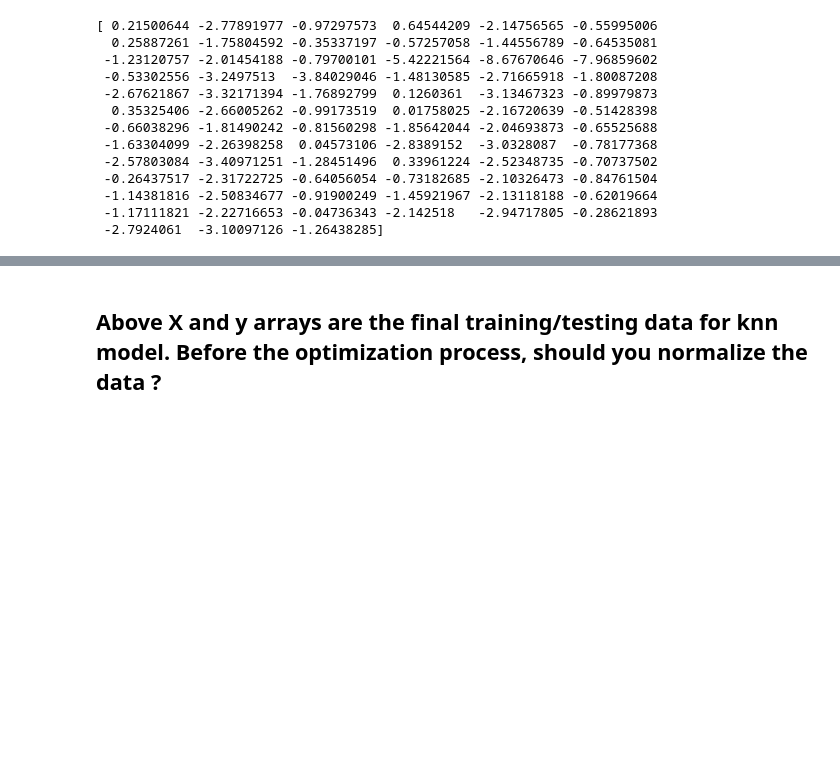
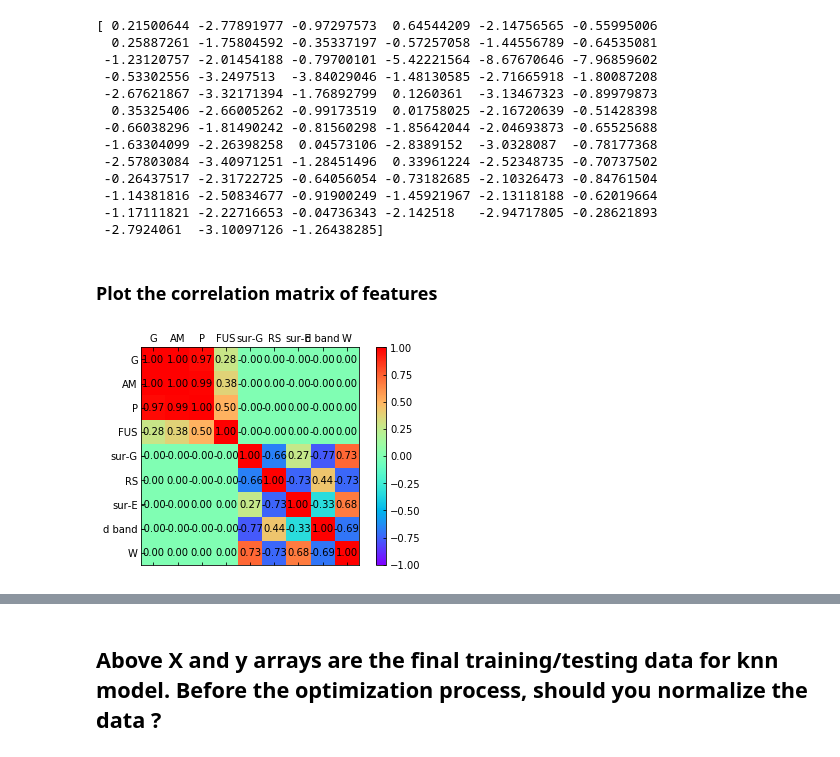
Before and after one commit to NJUST-WEILIU-s-group/SOLID-SURFACE-ADSORPTION, a Jupyter notebook: knn-ad-GLC1.ipynb, the cells around one changed output, grey strips where cells are left out. Saved outputs shown, nothing was run; the diff lists cells and outputs as text; code cells hidden in the pictures; blank space fills up the shorter version.

```diff
--- a/knn-ad-GLC1.ipynb
+++ b/knn-ad-GLC1.ipynb
@@ -96,3 +96,31 @@ print(y)
  -1.14381816 -2.50834677 -0.91900249 -1.45921967 -2.13118188 -0.62019664
  -1.17111821 -2.22716653 -0.04736343 -2.142518   -2.94717805 -0.28621893
  -2.7924061  -3.10097126 -1.26438285]
+# %% [markdown]
+### Plot the correlation matrix of features
+# %%
+import matplotlib.pyplot as plt
+import matplotlib
+matplotlib.rcParams['xtick.direction'] = 'in'
+matplotlib.rcParams['ytick.direction'] = 'in'
+
+symbol = ["G","AM","P","FUS","sur-G","RS","sur-E","d band","W"]
+m = np.corrcoef(X.T)
+fea = np.arange(1,len(X[0])+1,1)
+
+fig = plt.figure()
+ax = fig.add_subplot(111)
+cax = ax.matshow(m, cmap='rainbow', vmin=-1, vmax=1)
+fig.colorbar(cax)
+ticks = np.arange(0,len(fea),1)
+ax.set_xticks(ticks)
+ax.set_yticks(ticks)
+ax.set_xticklabels(symbol)
+ax.set_yticklabels(symbol)
+valfmt = matplotlib.ticker.StrMethodFormatter("{x:.2f}")
+for i in range(m.shape[0]):
+    for j in range(m.shape[1]):
+        text = plt.text(j, i, valfmt(m[i, j], None),dict(horizontalalignment="center",verticalalignment="center"))
+plt.show()
+# %% [output]
+[figure, added]
```
Also changed, not shown: parts of 13 cells of this notebook.
